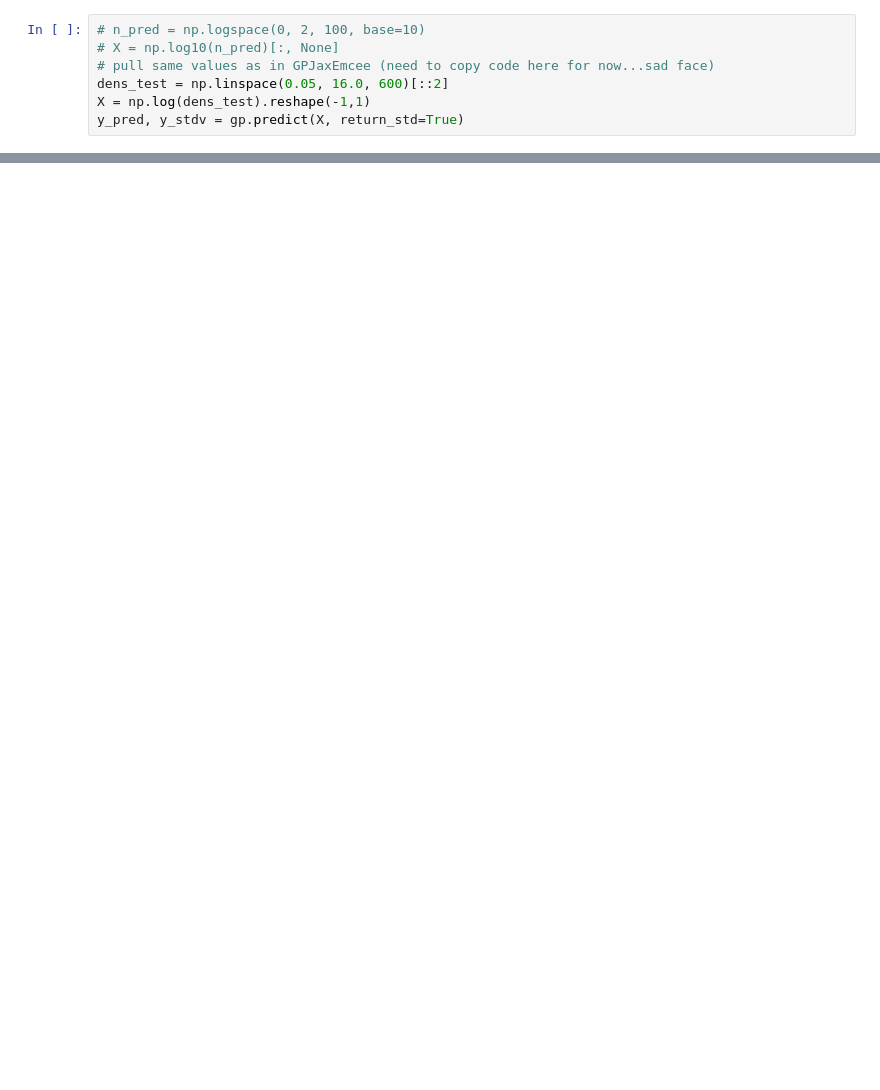
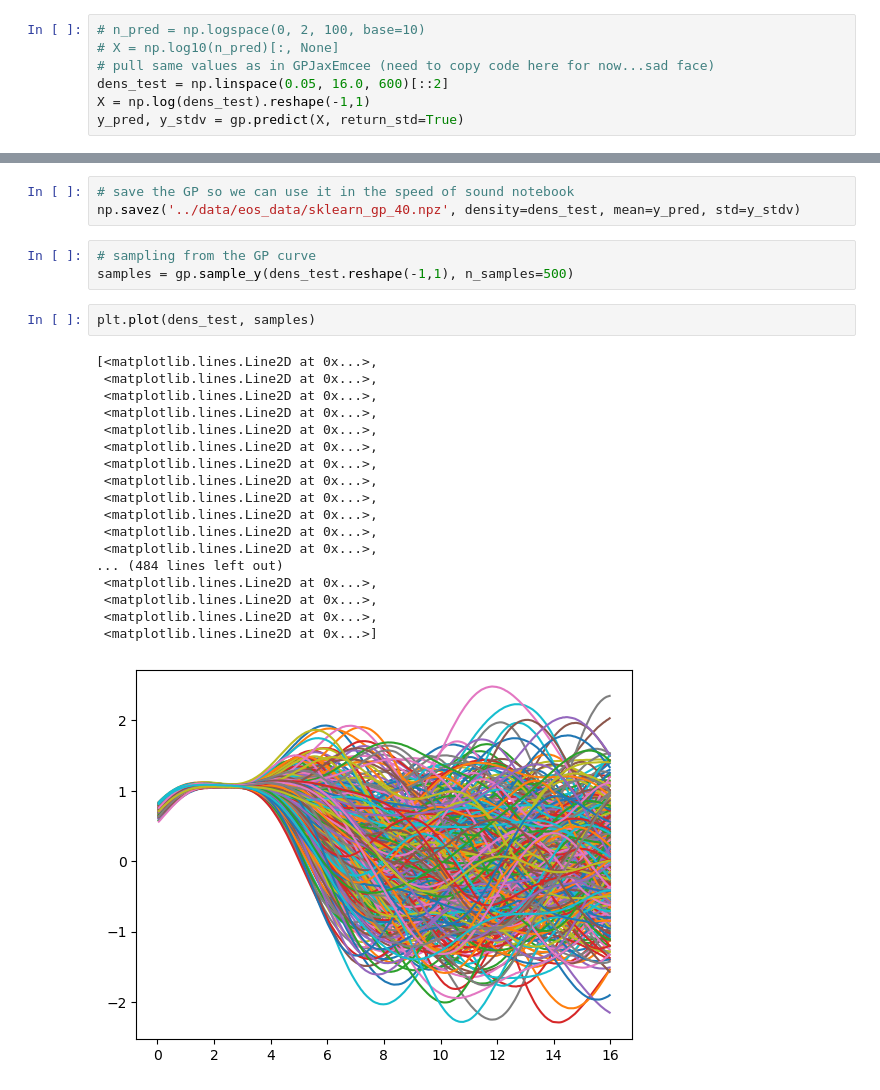
Before and after one commit to asemposki/neutron-rich-bmm, a Jupyter notebook: notebooks/model_mixing.ipynb, the cells around one changed output, grey strips where cells are left out. Saved outputs shown, nothing was run; the diff lists cells and outputs as text; blank space fills up the shorter version.

```diff
--- a/notebooks/model_mixing.ipynb
+++ b/notebooks/model_mixing.ipynb
@@ -234,0 +238,27 @@ Corresponding lengthscale:  2.0019688118644363
+# %%
+# save the GP so we can use it in the speed of sound notebook
+np.savez('../data/eos_data/sklearn_gp_40.npz', density=dens_test, mean=y_pred, std=y_stdv)
+# %%
+# sampling from the GP curve
+samples = gp.sample_y(dens_test.reshape(-1,1), n_samples=500)
+# %%
+plt.plot(dens_test, samples)
+# %% [output]
+[<matplotlib.lines.Line2D at 0x...>,
+ <matplotlib.lines.Line2D at 0x...>,
+ <matplotlib.lines.Line2D at 0x...>,
+ <matplotlib.lines.Line2D at 0x...>,
+ <matplotlib.lines.Line2D at 0x...>,
+ <matplotlib.lines.Line2D at 0x...>,
+ <matplotlib.lines.Line2D at 0x...>,
+ <matplotlib.lines.Line2D at 0x...>,
+ <matplotlib.lines.Line2D at 0x...>,
+ <matplotlib.lines.Line2D at 0x...>,
+ <matplotlib.lines.Line2D at 0x...>,
+ <matplotlib.lines.Line2D at 0x...>,
+... (484 lines left out)
+ <matplotlib.lines.Line2D at 0x...>,
+ <matplotlib.lines.Line2D at 0x...>,
+ <matplotlib.lines.Line2D at 0x...>,
+ <matplotlib.lines.Line2D at 0x...>]
+[figure, added]
```
Also changed, not shown: parts of 8 cells of this notebook, 6 other files.
